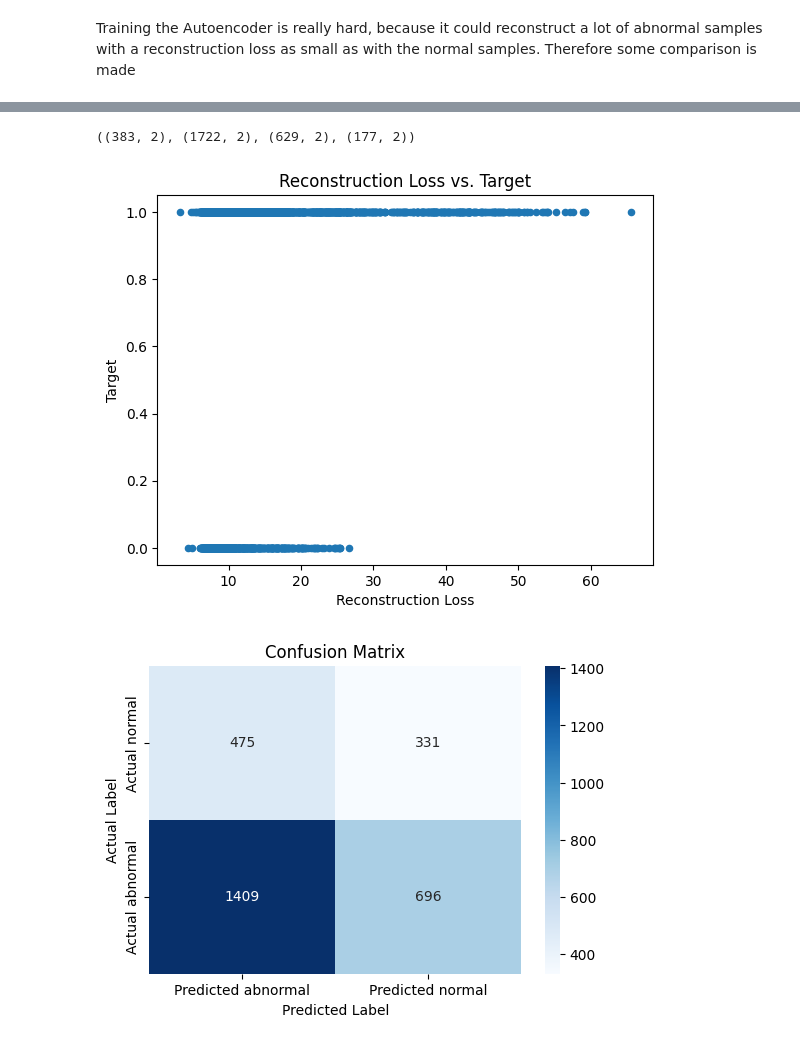
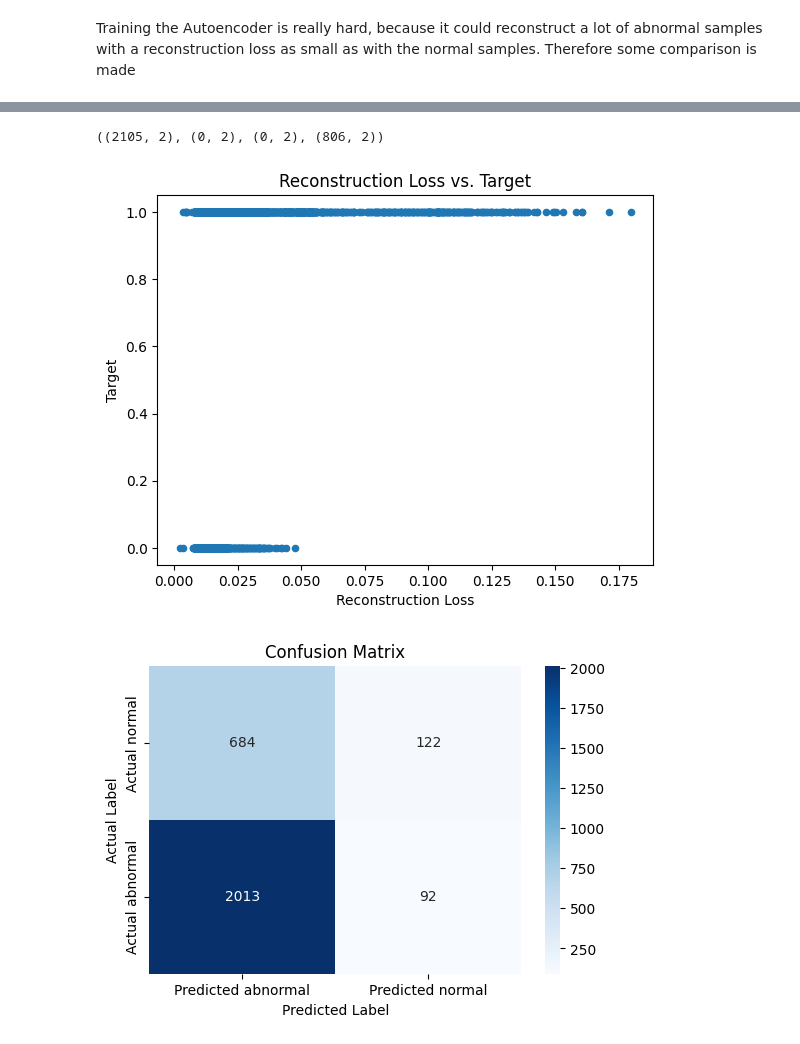
Before and after one commit to nicky508/nickyvanoorschot_mads_exam_24, a Jupyter notebook: notebooks/04_VAE_model.ipynb, the cells around one changed output, grey strips where cells are left out. Drawn from its saved outputs; the diff is of its cells as text; code cells hidden in the pictures.

```diff
--- a/notebooks/04_VAE_model.ipynb
+++ b/notebooks/04_VAE_model.ipynb
@@ -28,9 +28,9 @@ testfileVAE = Path('../data/heart_test.parq').resolve()
 validationfileVAE = Path('../data/heart_test.parq').resolve()
 
 # Remove outliers for training the VAE
-traindatasetVAE = datasets.HeartDataset1D(trainfileVAE, target="target", outliersRemoval=True)
-testdatasetVAE = datasets.HeartDataset1D(testfileVAE, target="target", outliersRemoval=True)
-validationSetVAE = datasets.HeartDataset1D(validationfileVAE, target="target", outliersRemoval=False)
+traindatasetVAE = datasets.HeartDataset2D(trainfileVAE, target="target", outliersRemoval=True)
+testdatasetVAE = datasets.HeartDataset2D(testfileVAE, target="target", outliersRemoval=True)
+validationSetVAE = datasets.HeartDataset2D(validationfileVAE, target="target", outliersRemoval=False)
 
 trainstreamerVAE = VAEstreamer(traindatasetVAE, batchsize=32).stream()
 teststreamerVAE = VAEstreamer(testdatasetVAE, batchsize=32).stream()
@@ -149,7 +149,7 @@ validation_loader = DataLoader(validationSetVAE, batch_size=1, shuffle=False)
 with torch.no_grad():
     for X, y in tqdm(validation_loader, colour="#1e4706"):
         yhat = autoencoder(X)
-        X = X.view(X.size(0), -1)  # Flatten the input if necessary
+        # X = X.view(X.size(0), -1)  # Flatten the input if necessary
 
         # Compute reconstruction loss for each item in the batch
         loss = lossfn(X, yhat).cpu().numpy()  # Convert loss to numpy array
@@ -181,29 +181,29 @@ threshold = 8
     df[(df['Target'] == 0) & (df['Reconstruction Loss'] <= threshold)].shape #Normal <= threshold #good recall
 )
 # %% [output]
-((383, 2), (1722, 2), (629, 2), (177, 2))
+((2105, 2), (0, 2), (0, 2), (806, 2))
-[figure, old version]
+[figure, new version]
 # %%
 # Calculate confusion matrix
-threshold = 9
-aw = df[(df['Target'] == 1) & (df['Reconstruction Loss'] <= threshold)].shape[0]  # True positives (Abnormal <= threshold)
-ag = df[(df['Target'] == 1) & (df['Reconstruction Loss'] > threshold)].shape[0]   # False negatives (Abnormal > threshold)
-nw = df[(df['Target'] == 0) & (df['Reconstruction Loss'] > threshold)].shape[0]   # True negatives (Normal > threshold)
-ng = df[(df['Target'] == 0) & (df['Reconstruction Loss'] <= threshold)].shape[0]  # False positives (Normal <= threshold)
+threshold = 0.01
+fn = df[(df['Target'] == 1) & (df['Reconstruction Loss'] <= threshold)].shape[0]  # false negative (Abnormal <= threshold)
+tp = df[(df['Target'] == 1) & (df['Reconstruction Loss'] > threshold)].shape[0]   # true positive (Abnormal > threshold)
+fp = df[(df['Target'] == 0) & (df['Reconstruction Loss'] > threshold)].shape[0]   # false positive (Normal > threshold)
+tn = df[(df['Target'] == 0) & (df['Reconstruction Loss'] <= threshold)].shape[0]  # true negative (Normal <= threshold)
 
 # Confusion matrix data
 confusion_matrix = [
-    [nw, ng],  # Actual Positive (Abnormal)
-    [ag, aw]   # Actual Negative (Normal)
+    [fp, tn],  # Actual Positive (Abnormal)
+    [tp, fn]   # Actual Negative (Normal)
 ]
 
 # Plot confusion matrix as heatmap
 plt.figure(figsize=(6, 4))
 sns.heatmap(confusion_matrix, annot=True, fmt='d', cmap='Blues', xticklabels=['Predicted abnormal', 'Predicted normal'],
             yticklabels=['Actual normal', 'Actual abnormal'])
 plt.title('Confusion Matrix')
 plt.xlabel('Predicted Label')
 plt.ylabel('Actual Label')
 plt.show()
 # %% [output]
-[figure, old version]
+[figure, new version]
```
Also changed, not shown: parts of 3 cells of this notebook, 17 other files.
